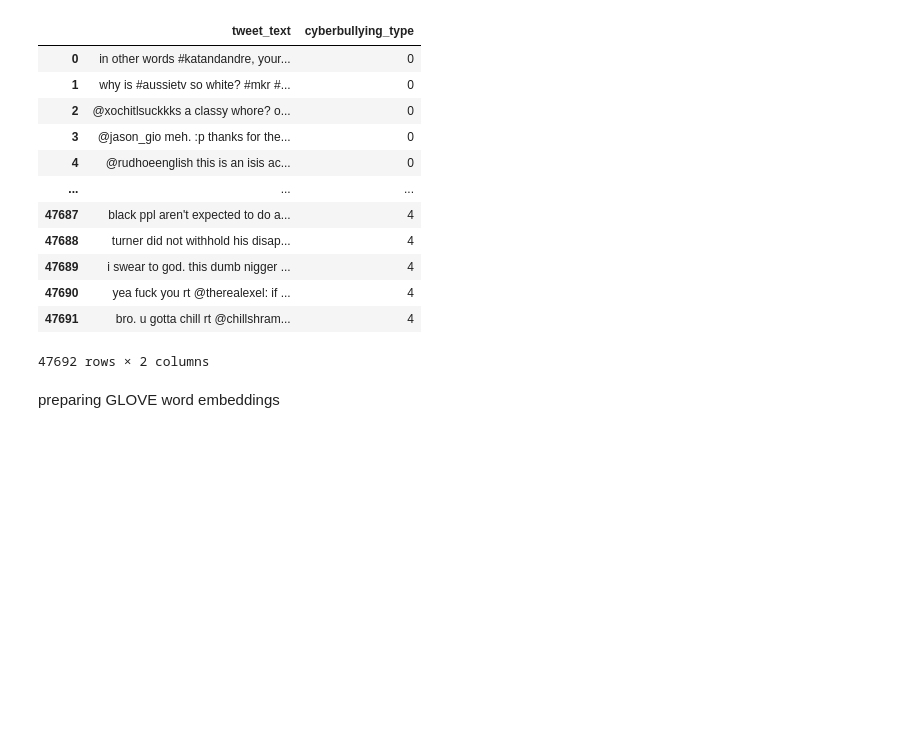
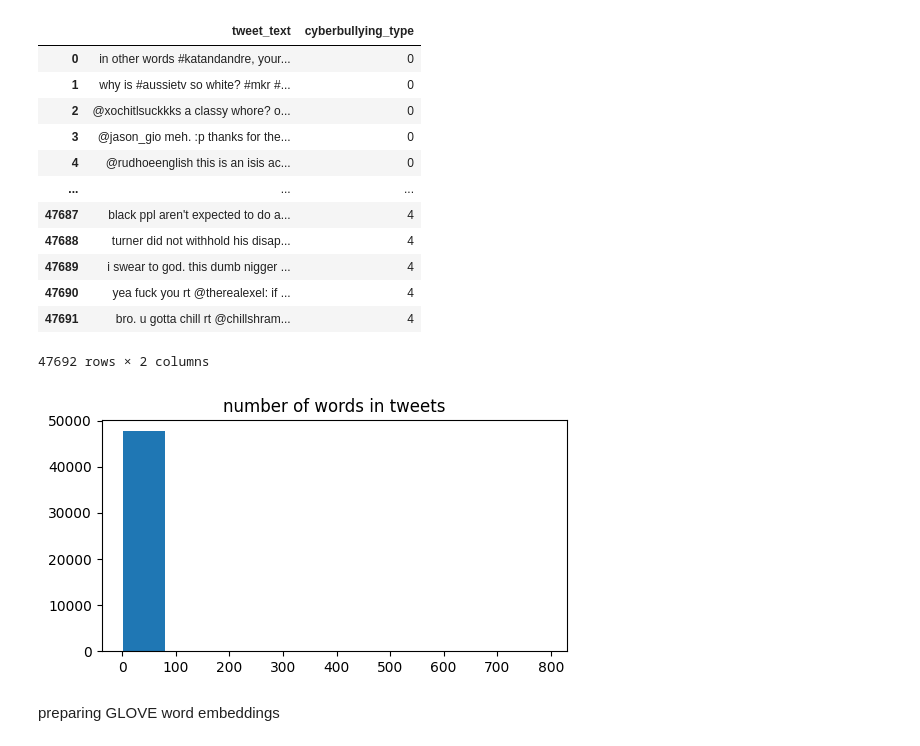
Before and after one commit to flaviowh/ML, a Jupyter notebook: classification/real_world/cyberbullying tweets.ipynb, the cells around one changed output. Saved outputs shown, nothing was run; the diff lists cells and outputs as text; code cells hidden in the pictures; blank space fills up the shorter version.

```diff
--- a/classification/real_world/cyberbullying tweets.ipynb
+++ b/classification/real_world/cyberbullying tweets.ipynb
@@ -91,6 +92,14 @@ df
 | 47690 | yea fuck you rt @therealexel: if ... | 4 |
 | 47691 | bro. u gotta chill rt @chillshram... | 4 |
 47692 rows × 2 columns
+# %%
+sizes = df.tweet_text.apply(lambda x: len(x.split())).tolist()
+plt.figure(figsize=(6, 3))
+plt.hist(sizes)
+plt.title("number of words in tweets")
+plt.show()
+# %% [output]
+[figure, added]
 # %% [markdown]
 preparing GLOVE word embeddings
 # %%
```
Also changed, not shown: parts of 7 cells of this notebook.
